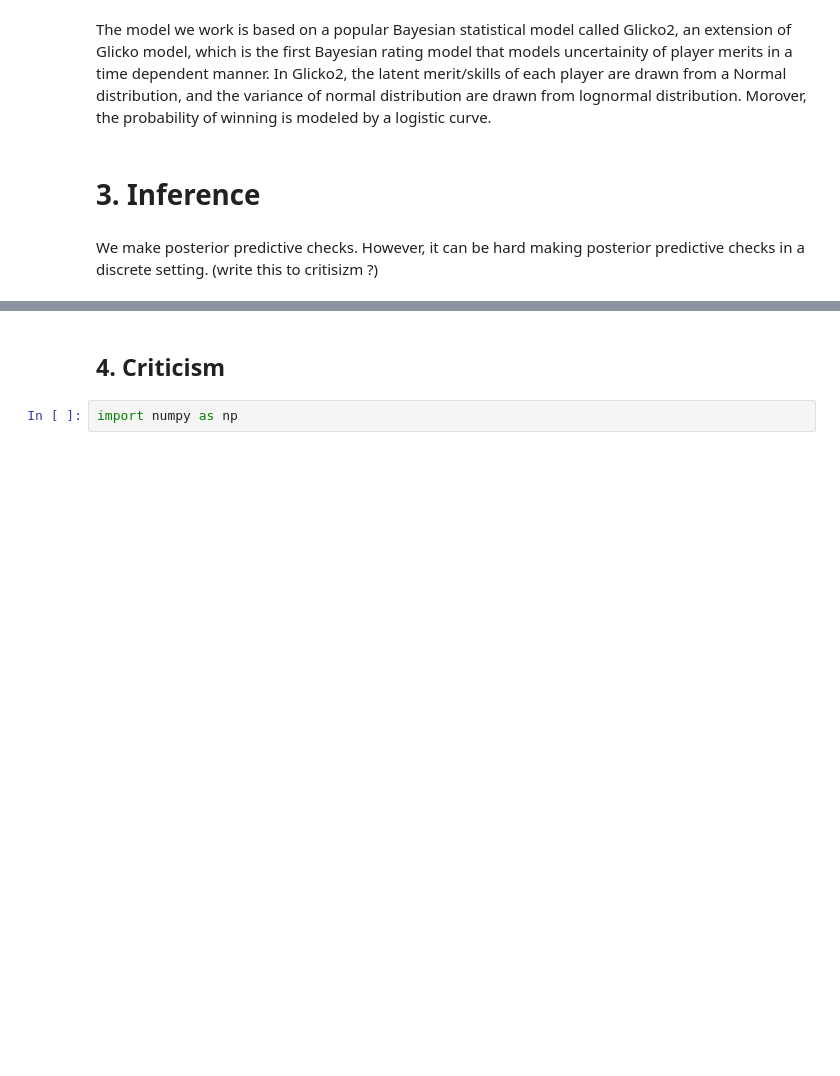
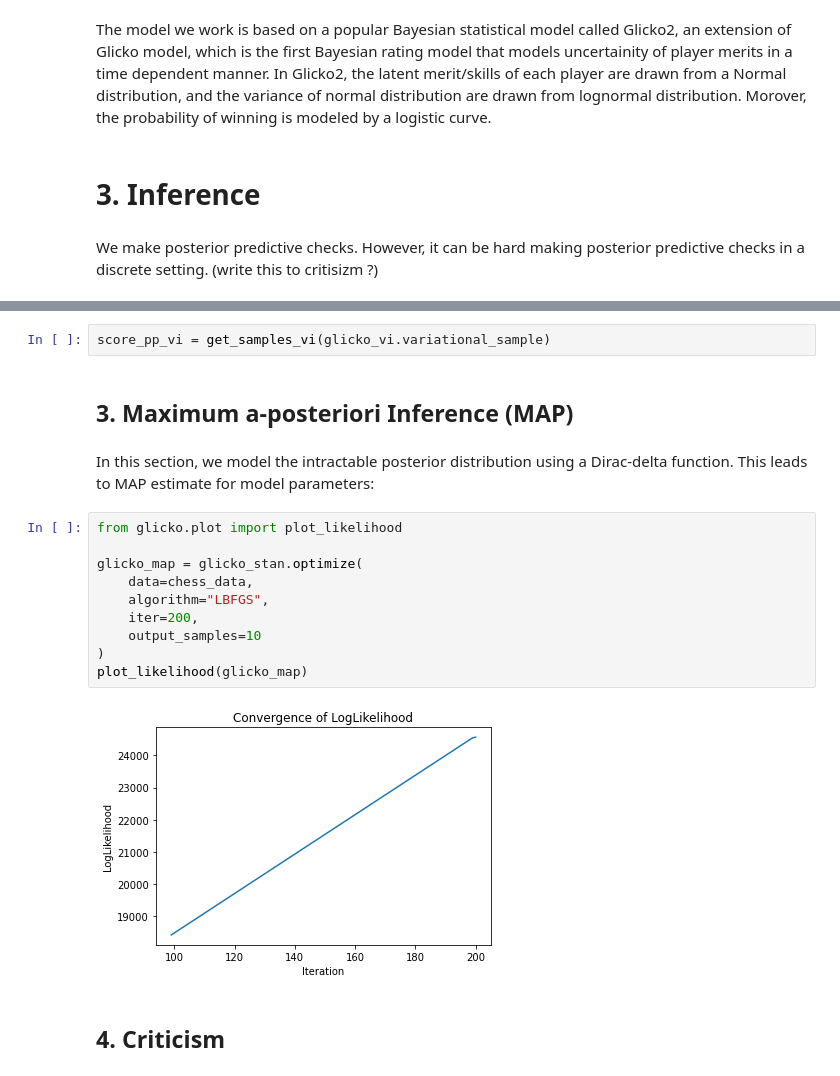
Before and after one commit to ketencimert/probprog-finalproject, a Jupyter notebook: project.ipynb, the cells around one changed output, grey strips where cells are left out. Cells and saved outputs as stored; diff of their text form; blank space fills up the shorter version.

```diff
--- a/project.ipynb
+++ b/project.ipynb
@@ -371,4 +146,20 @@ glicko_fit = glicko_stan.sample(data=chess_data, seed=123)
+# %%
+score_pp_vi = get_samples_vi(glicko_vi.variational_sample)
+# %% [markdown]
+## 3. Maximum a-posteriori Inference (MAP)
+# %% [markdown]
+In this section, we model the intractable posterior distribution using a Dirac-delta function. This leads to MAP estimate for model parameters:
+# %%
+from glicko.plot import plot_likelihood
+
+glicko_map = glicko_stan.optimize(
+    data=chess_data,
+    algorithm="LBFGS",
+    iter=200,
+    output_samples=10
+)
+plot_likelihood(glicko_map)
+# %% [output]
+[figure, added]
 # %% [markdown]
 ## 4. Criticism
-# %%
-import numpy as np
```
Also changed, not shown: parts of 61 cells of this notebook, 19 other files.
